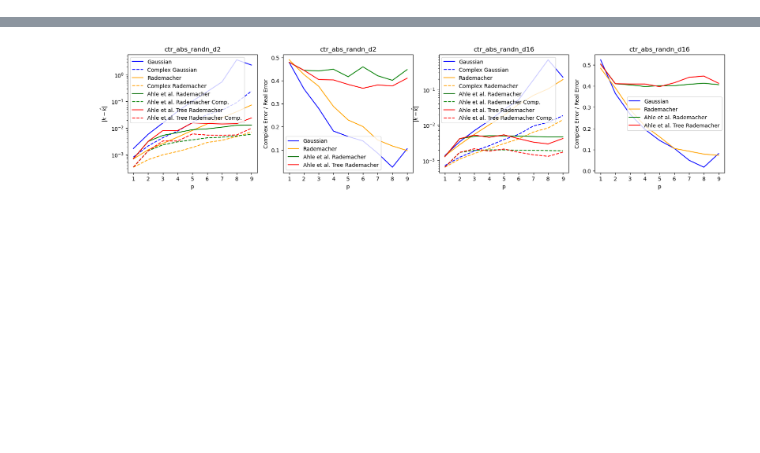
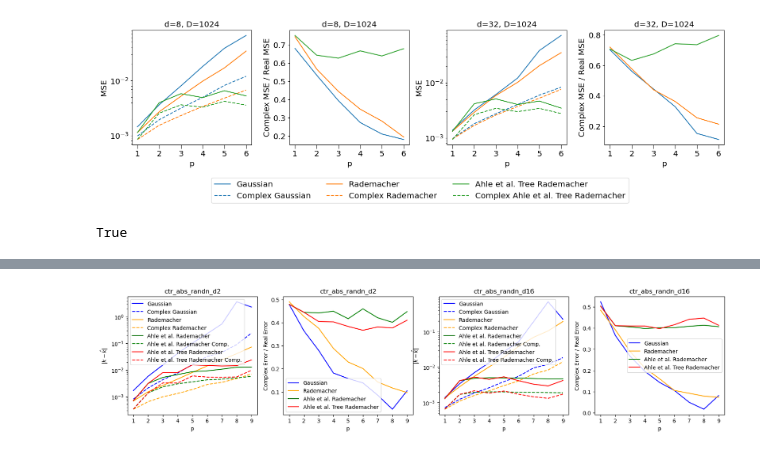
Before and after one commit to joneswack/dp-rfs, a Jupyter notebook: notebooks/error-over-p.ipynb, the cells around one changed output, grey strips where cells are left out. Drawn from its saved outputs; the diff is of its cells as text; code cells hidden in the pictures; blank space fills up the shorter version.

```diff
--- a/notebooks/error-over-p.ipynb
+++ b/notebooks/error-over-p.ipynb
@@ -86,0 +104,55 @@ plt.show()
+# %%
+configs = [
+    {'proj': 'gaussian', 'ahle': False, 'tree': False, 'color': plt.cm.tab20(0)},
+    {'proj': 'rademacher', 'ahle': False, 'tree': False, 'color': plt.cm.tab20(2)},
+    # {'proj': 'rademacher', 'ahle': True, 'tree': False, 'color': plt.cm.tab20(4)},
+    {'proj': 'rademacher', 'ahle': True, 'tree': True, 'color': plt.cm.tab20(4)},
+]
+
+fig, ax = plt.subplots(nrows=1, ncols=4, figsize=(16, 4))
+
+settings = ['abs_randn_d8_D1024_reps1000', 'abs_randn_d32_D1024_reps1000']
+
+for setting in settings:
+    df = pd.read_csv(f'../csv/error_over_p/{setting}.csv')
+    offset = 2 if setting == settings[1] else 0
+
+    for config in configs:
+        sub_df = df.loc[(df['proj']==config['proj']) & (df['ahle']==config['ahle']) & (df['tree']==config['tree'])]
+        sub_df = sub_df.loc[df['p'] <= 6]
+
+
+        # real
+        real_df = sub_df[sub_df['complex_weights'] == False]
+        complex_df = sub_df[sub_df['complex_weights'] == True]
+
+        name = complex_df['name'].iloc[0]
+        if 'comp' in name.lower():
+            name = name.replace(' Comp.', '')
+            name = name.replace('Complex ', '')
+            name = 'Complex ' + name
+
+        ax[offset+0].plot(real_df['p'], real_df['mse'], label=real_df['name'].iloc[0], color=config['color'])
+        ax[offset+0].plot(complex_df['p'], complex_df['mse'], label=name, color=config['color'], linestyle='dashed')
+        ax[offset+1].plot(real_df['p'], complex_df['mse'].values / real_df['mse'].values, label=real_df['name'].iloc[0], color=config['color'])
+    ax[offset+0].set_yscale('log')
+    ax[offset+0].set_xticks(np.arange(1,7))
+    #ax[offset+0].legend()
+    ax[offset+0].set_xlabel('p')
+    ax[offset+0].set_ylabel('MSE')
+    ax[0].set_title('d=8, D=1024')
+    ax[1].set_title('d=8, D=1024')
+    ax[offset+1].set_xticks(np.arange(1,7))
+    #ax[offset+1].legend()
+    ax[offset+1].set_xlabel('p')
+    ax[offset+1].set_ylabel('Complex MSE / Real MSE')
+    ax[2].set_title('d=32, D=1024')
+    ax[3].set_title('d=32, D=1024')
+
+plt.tight_layout()
+handles, labels = ax[0].get_legend_handles_labels()
+legend = plt.figlegend(handles=handles, labels=labels, loc='upper center', ncol=3, bbox_to_anchor = (0,-0.85,1.025,0.85), bbox_transform=plt.gcf().transFigure)
+plt.savefig('../figures/error_over_p_comp.pdf', dpi=300, bbox_extra_artists=(legend,), bbox_inches='tight')
+plt.show()
+# %% [output]
+[figure, added]
@@ -86,0 +162,4 @@ plt.show()
+# %%
+'comp' in 'Comp.'.lower()
+# %% [output]
+True
```
Also changed, not shown: parts of 12 cells of this notebook, 26 other files.
